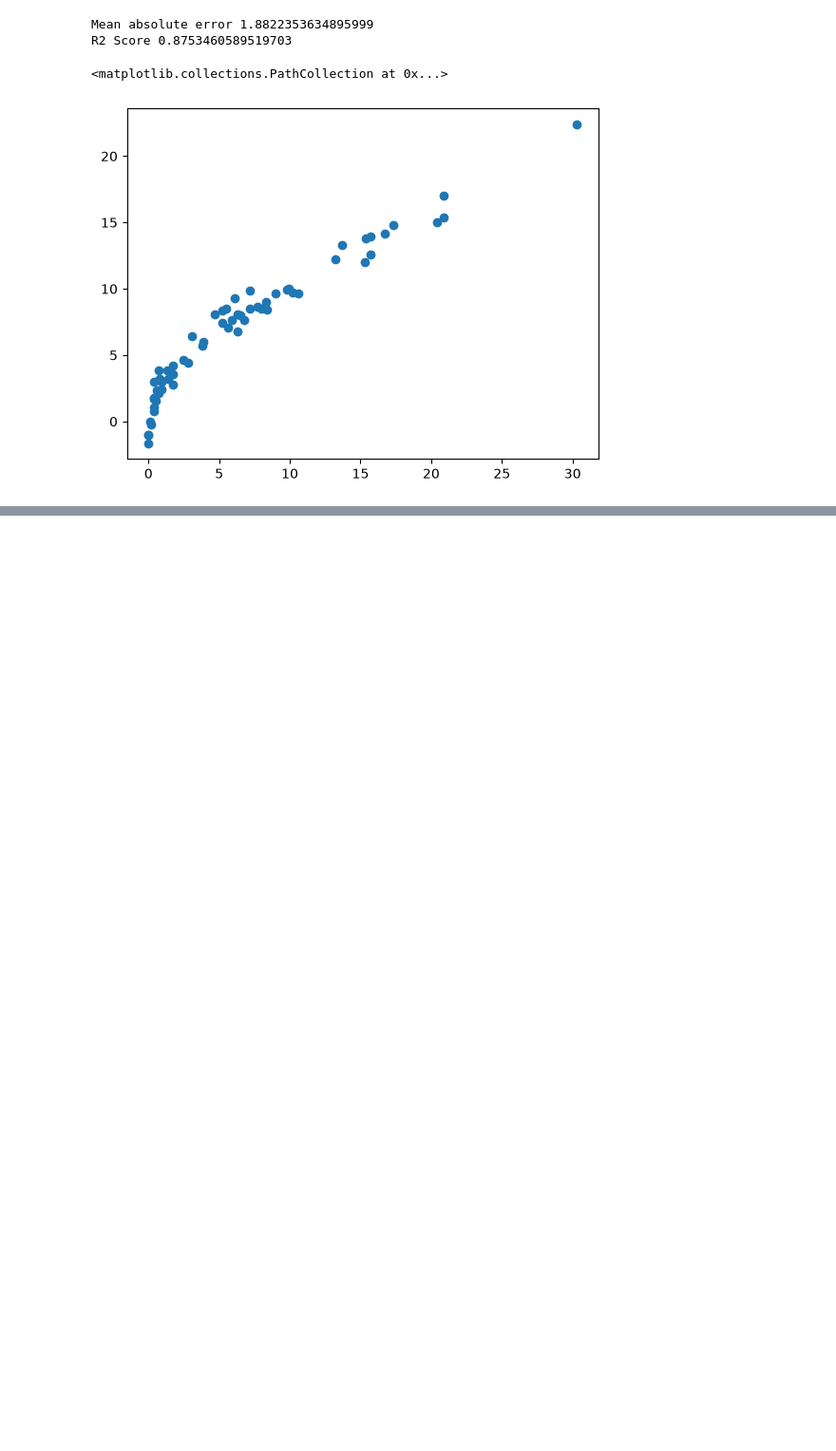
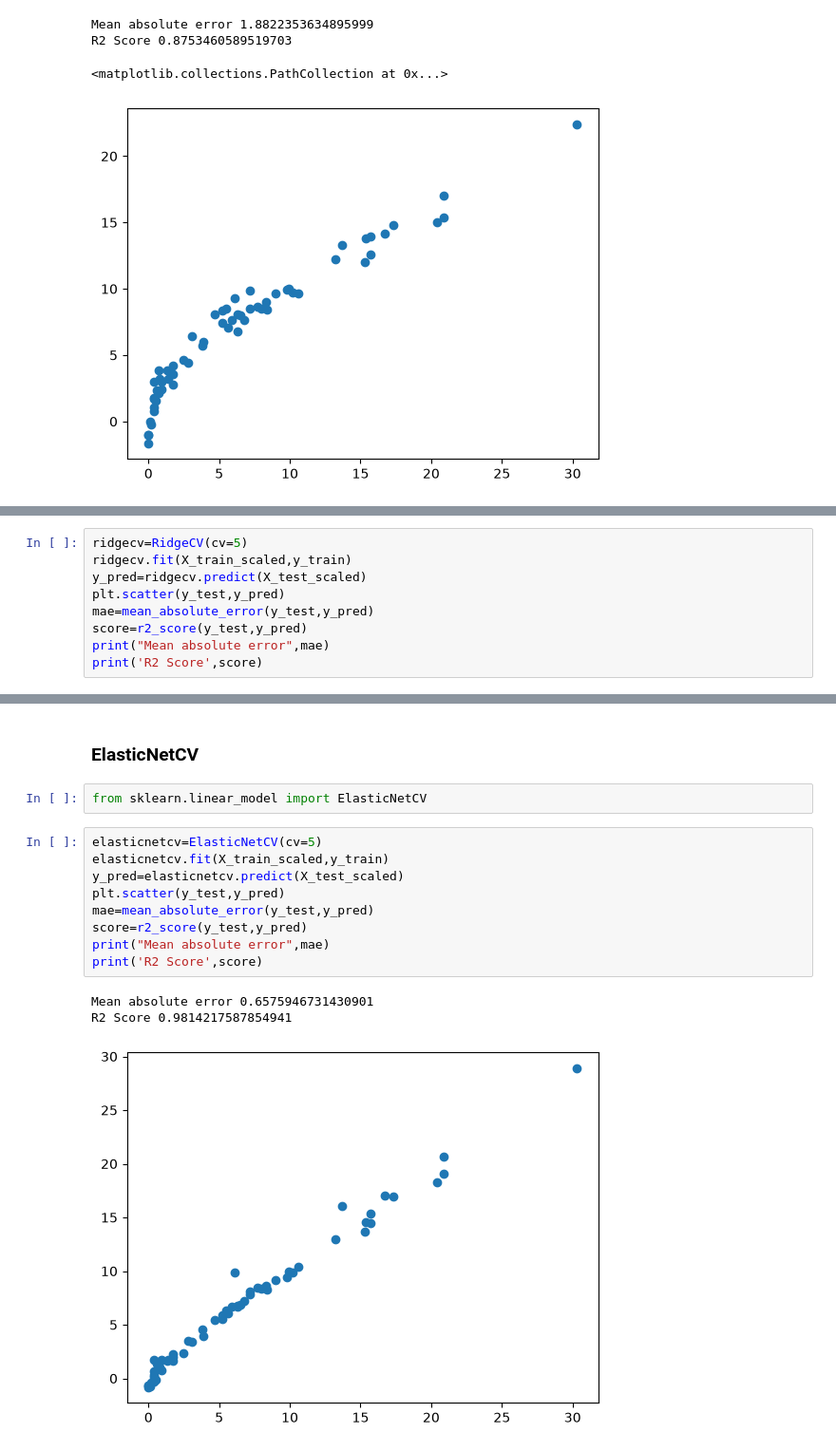
Before and after one commit to SKsudhanshukumar/AIML, a Jupyter notebook: ML/model_training.ipynb, the cells around one changed output, grey strips where cells are left out. Shown at 95% size. Drawn from its saved outputs; the diff is of its cells as text; blank space fills up the shorter version.

```diff
--- a/ML/model_training.ipynb
+++ b/ML/model_training.ipynb
@@ -214,0 +283,9 @@ R2 Score 0.8753460589519703
+# %%
+ridgecv=RidgeCV(cv=5)
+ridgecv.fit(X_train_scaled,y_train)
+y_pred=ridgecv.predict(X_test_scaled)
+plt.scatter(y_test,y_pred)
+mae=mean_absolute_error(y_test,y_pred)
+score=r2_score(y_test,y_pred)
+print("Mean absolute error",mae)
+print('R2 Score',score)
@@ -214,0 +310,17 @@ R2 Score 0.8753460589519703
+# %% [markdown]
+### ElasticNetCV
+# %%
+from sklearn.linear_model import ElasticNetCV
+# %%
+elasticnetcv=ElasticNetCV(cv=5)
+elasticnetcv.fit(X_train_scaled,y_train)
+y_pred=elasticnetcv.predict(X_test_scaled)
+plt.scatter(y_test,y_pred)
+mae=mean_absolute_error(y_test,y_pred)
+score=r2_score(y_test,y_pred)
+print("Mean absolute error",mae)
+print('R2 Score',score)
+# %% [output]
+Mean absolute error 0.6575946731430901
+R2 Score 0.9814217587854941
+[figure, added]
```
Also changed, not shown: parts of 13 cells of this notebook.
